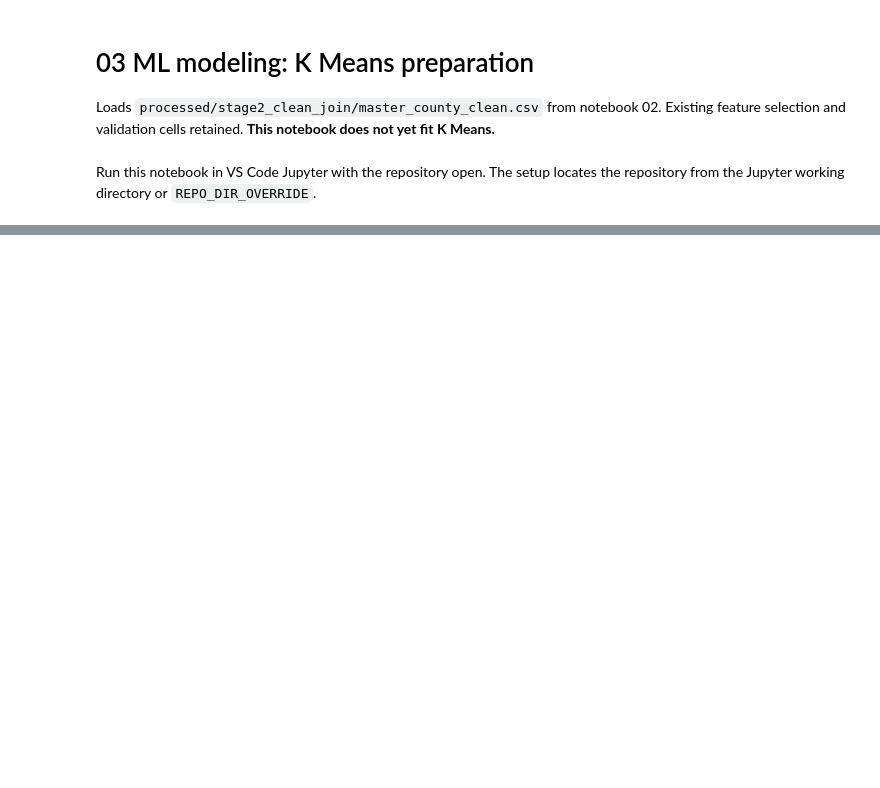
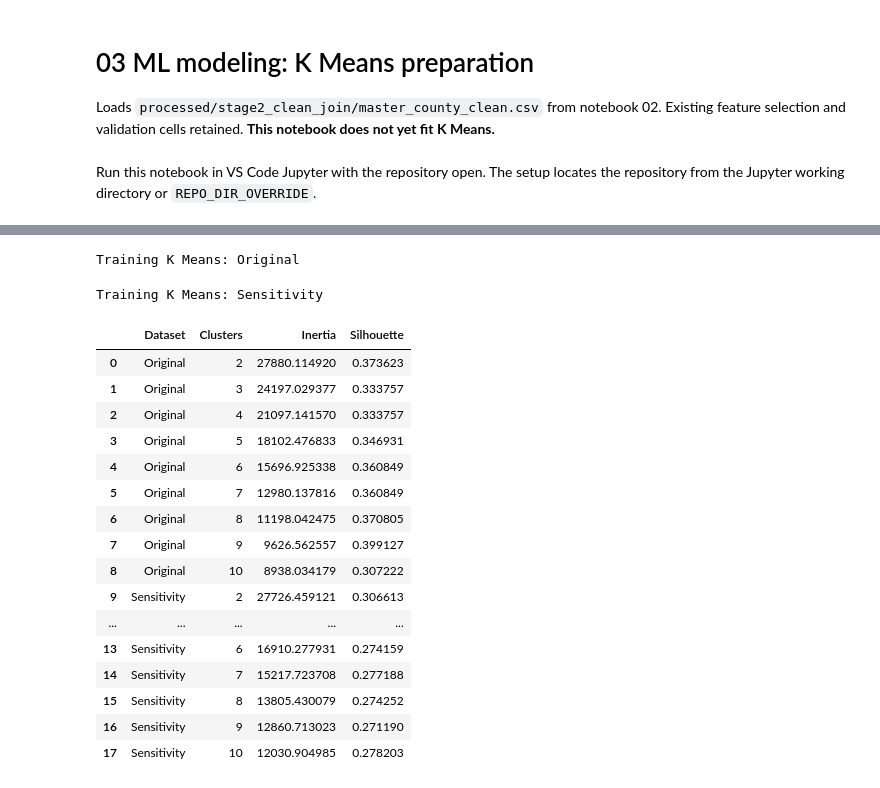
Before and after one commit to KhTJackson/ai-law-datacenter-siting, a Jupyter notebook: scripts/03_ml_model.ipynb, the cells around one changed output, grey strips where cells are left out. Saved outputs shown, nothing was run; the diff lists cells and outputs as text; code cells hidden in the pictures; blank space fills up the shorter version.

```diff
--- a/scripts/03_ml_model.ipynb
+++ b/scripts/03_ml_model.ipynb
@@ -185,0 +505,69 @@ print("Dataset is ready for scaling.")
+# %%
+import matplotlib.pyplot as plt
+from sklearn.cluster import KMeans
+from sklearn.metrics import silhouette_score
+
+# ============================================================
+# K MEANS: MODEL TRAINING AND CLUSTER EVALUATION
+# ============================================================
+
+k_values = range(2, 11)
+
+results = []
+
+datasets = {
+    "Original": X_original_scaled,
+    "Sensitivity": X_sensitivity_scaled
+}
+
+for dataset_name, X_data in datasets.items():
+
+    print(f"\nTraining K Means: {dataset_name}")
+
+    for k in k_values:
+
+        model = KMeans(
+            n_clusters=k,
+            random_state=42,
+            n_init=10
+        )
+
+        labels = model.fit_predict(X_data)
+
+        silhouette = silhouette_score(
+            X_data,
+            labels,
+            sample_size=min(2000, len(X_data)),
+            random_state=42
+        )
+
+        results.append({
+            "Dataset": dataset_name,
+            "Clusters": k,
+            "Inertia": model.inertia_,
+            "Silhouette": silhouette
+        })
+
+results_df = pd.DataFrame(results)
+
+display(results_df)
+# %% [output]
+Training K Means: Original
+Training K Means: Sensitivity
+|  | Dataset | Clusters | Inertia | Silhouette |
+| 0 | Original | 2 | 27880.114920 | 0.373623 |
+| 1 | Original | 3 | 24197.029377 | 0.333757 |
+| 2 | Original | 4 | 21097.141570 | 0.333757 |
+| 3 | Original | 5 | 18102.476833 | 0.346931 |
+| 4 | Original | 6 | 15696.925338 | 0.360849 |
+| 5 | Original | 7 | 12980.137816 | 0.360849 |
+| 6 | Original | 8 | 11198.042475 | 0.370805 |
+| 7 | Original | 9 | 9626.562557 | 0.399127 |
+| 8 | Original | 10 | 8938.034179 | 0.307222 |
+| 9 | Sensitivity | 2 | 27726.459121 | 0.306613 |
+| ... | ... | ... | ... | ... |
+| 13 | Sensitivity | 6 | 16910.277931 | 0.274159 |
+| 14 | Sensitivity | 7 | 15217.723708 | 0.277188 |
+| 15 | Sensitivity | 8 | 13805.430079 | 0.274252 |
+| 16 | Sensitivity | 9 | 12860.713023 | 0.271190 |
+| 17 | Sensitivity | 10 | 12030.904985 | 0.278203 |
```
Also changed, not shown: parts of 30 cells of this notebook, 2 other files.
